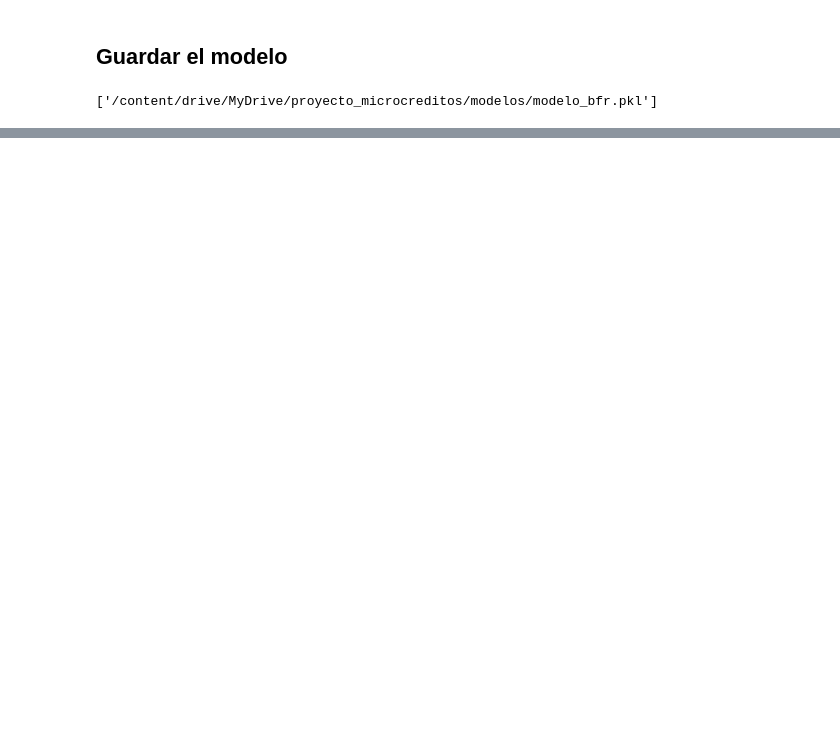
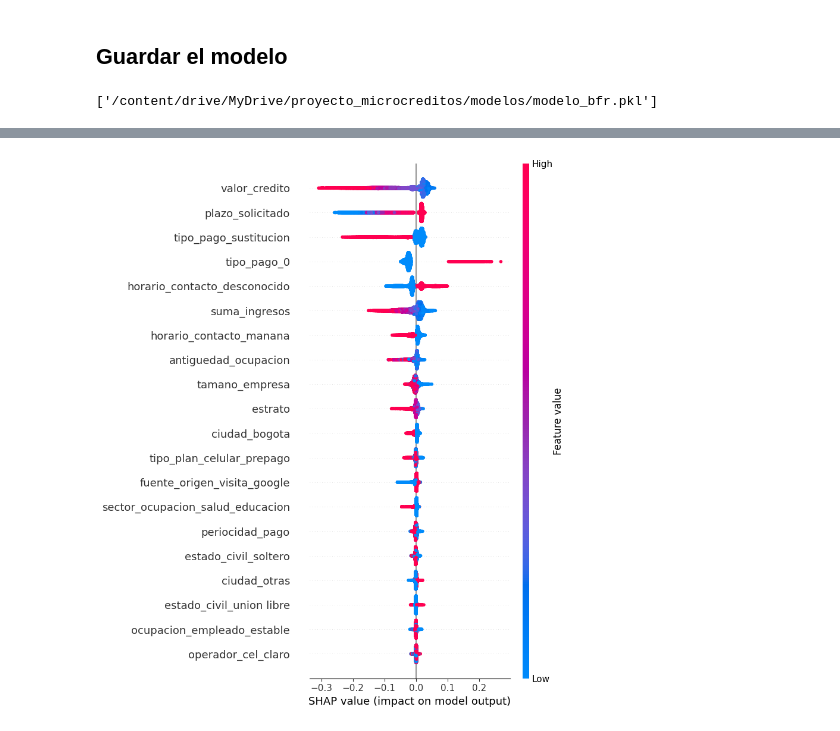
Before and after one commit to 4GeeksAcademy/AleGomezM-microcredito, a Jupyter notebook: src/Modelado.ipynb, the cells around one changed output, grey strips where cells are left out. Drawn from its saved outputs; the diff is of its cells as text; code cells hidden in the pictures; blank space fills up the shorter version.

```diff
--- a/src/Modelado.ipynb
+++ b/src/Modelado.ipynb
@@ -429,0 +506,23 @@ dump(brf, ruta_archivo)
+# %%
+# Probabilidades y predicciones con umbral
+umbral = 0.8
+y_proba_brf = brf.predict_proba(X_test_seleccionado)[:, 1]
+y_pred_umbral = (y_proba_brf >= umbral).astype(int)
+
+# Crear explainer SHAP
+explainer = shap.TreeExplainer(brf, model_output="raw")
+shap_values_full = explainer.shap_values(X_test_seleccionado)
+
+# Extraer shap_values de la clase 1
+shap_riesgo = shap_values_full[:, :, 1]  # shape: (n_muestras, n_features)
+
+# Convertir X_test a DataFrame
+X_test_df = pd.DataFrame(X_test_seleccionado, columns=X_test_seleccionado.columns)
+
+# Creamos colores según predicción de riesgo
+colors = np.array(["green" if y==0 else "red" for y in y_pred_umbral])
+
+# Graficar beeswarm con colores personalizados
+shap.summary_plot(shap_riesgo, X_test_df, plot_type="dot", color=colors)
+# %% [output]
+[figure, added]
```
Also changed, not shown: parts of 18 cells of this notebook, 7 other files.
